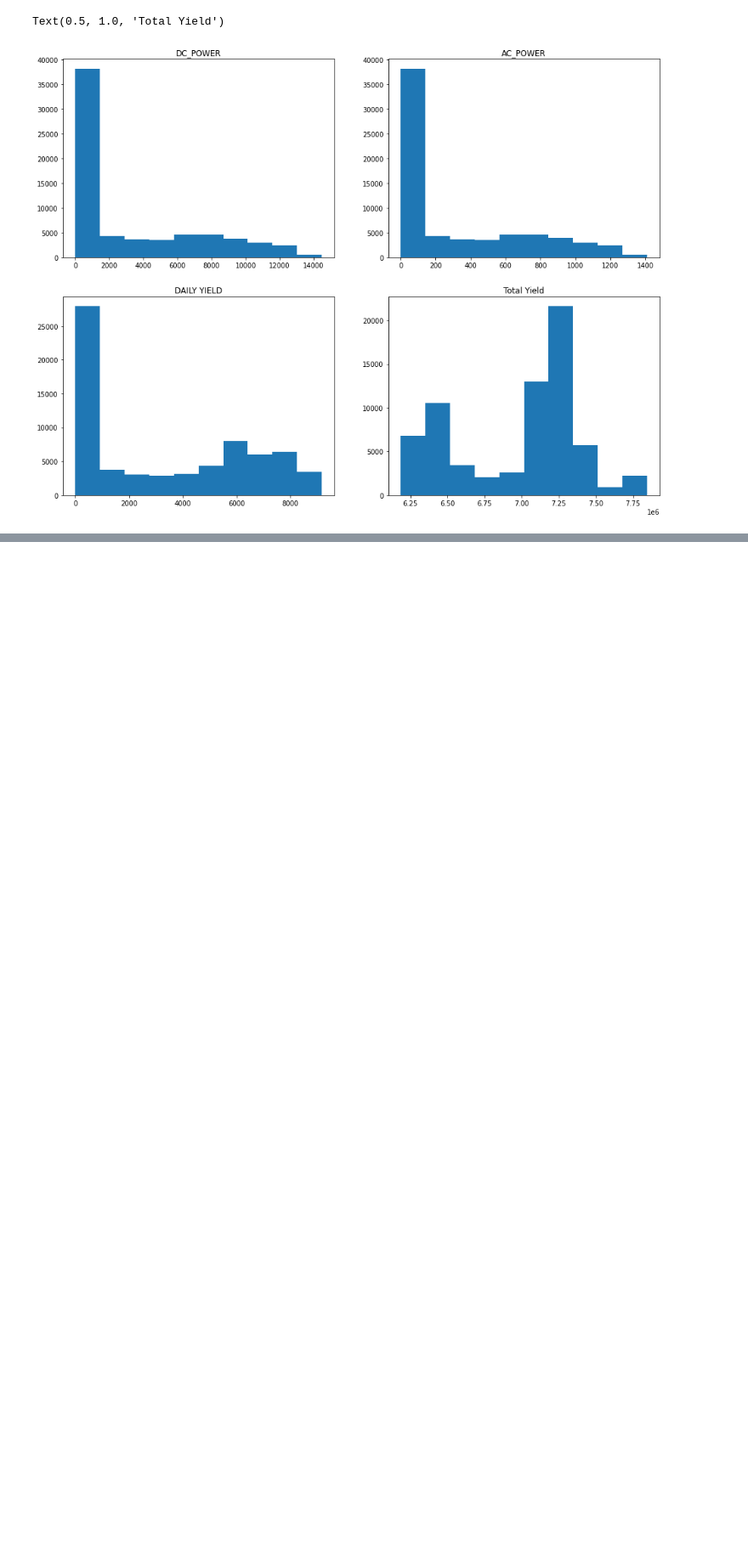
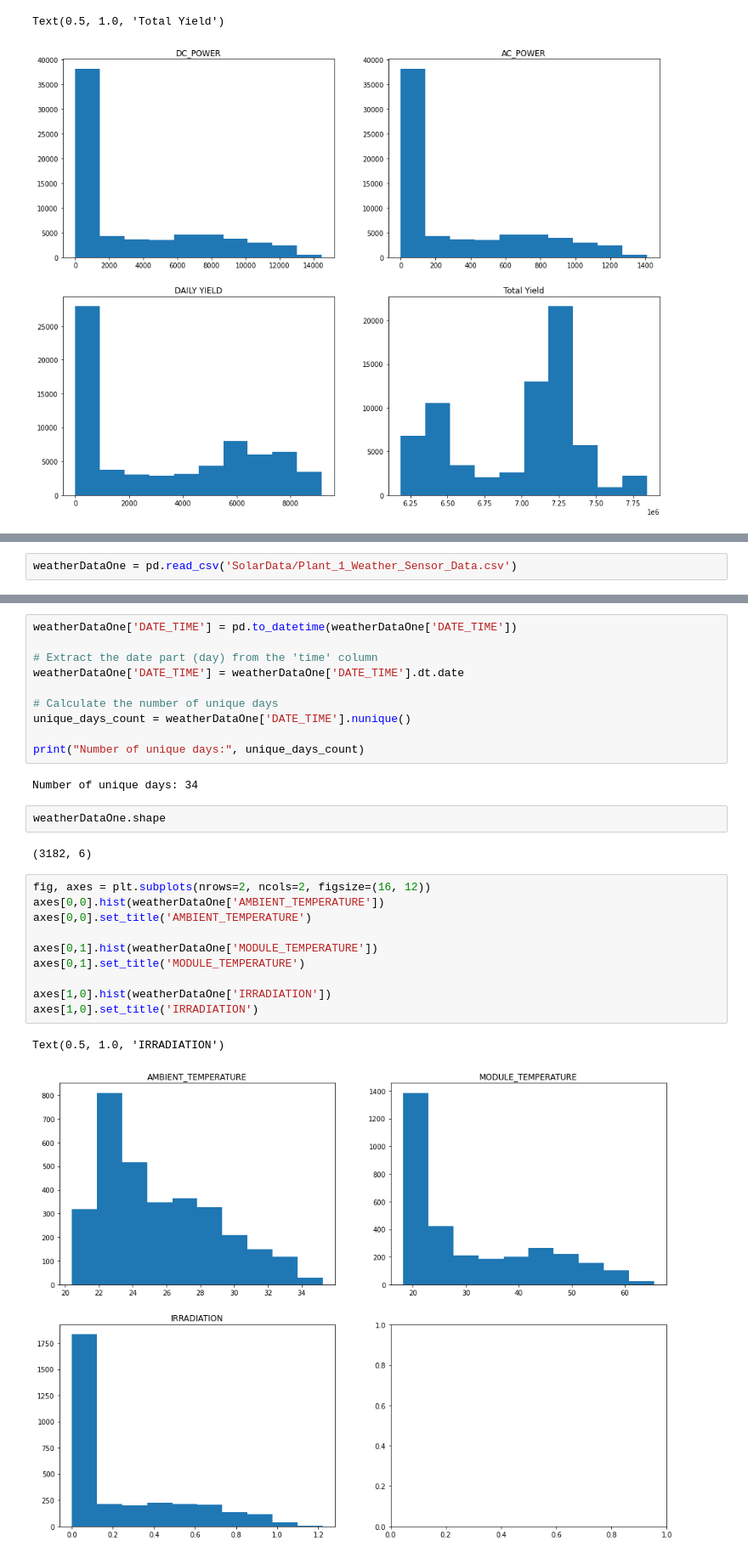
Before and after one commit to LucasMazza42/Energy-Analytics, a Jupyter notebook: SolarModeling.ipynb, the cells around one changed output, grey strips where cells are left out. Shown: that part at 85% size. Drawn from its saved outputs; the diff is of its cells as text; blank space fills up the shorter version.

```diff
--- a/SolarModeling.ipynb
+++ b/SolarModeling.ipynb
@@ -134,0 +161,2 @@ Text(0.5, 1.0, 'Total Yield')
+# %%
+weatherDataOne = pd.read_csv('SolarData/Plant_1_Weather_Sensor_Data.csv')
@@ -134,0 +195,29 @@ Text(0.5, 1.0, 'Total Yield')
+# %%
+weatherDataOne['DATE_TIME'] = pd.to_datetime(weatherDataOne['DATE_TIME'])
+
+# Extract the date part (day) from the 'time' column
+weatherDataOne['DATE_TIME'] = weatherDataOne['DATE_TIME'].dt.date
+
+# Calculate the number of unique days
+unique_days_count = weatherDataOne['DATE_TIME'].nunique()
+
+print("Number of unique days:", unique_days_count)
+# %% [output]
+Number of unique days: 34
+# %%
+weatherDataOne.shape
+# %% [output]
+(3182, 6)
+# %%
+fig, axes = plt.subplots(nrows=2, ncols=2, figsize=(16, 12))
+axes[0,0].hist(weatherDataOne['AMBIENT_TEMPERATURE'])
+axes[0,0].set_title('AMBIENT_TEMPERATURE')
+
+axes[0,1].hist(weatherDataOne['MODULE_TEMPERATURE'])
+axes[0,1].set_title('MODULE_TEMPERATURE')
+
+axes[1,0].hist(weatherDataOne['IRRADIATION'])
+axes[1,0].set_title('IRRADIATION')
+# %% [output]
+Text(0.5, 1.0, 'IRRADIATION')
+[figure, added]
```
Also changed, not shown: parts of 8 cells of this notebook.
